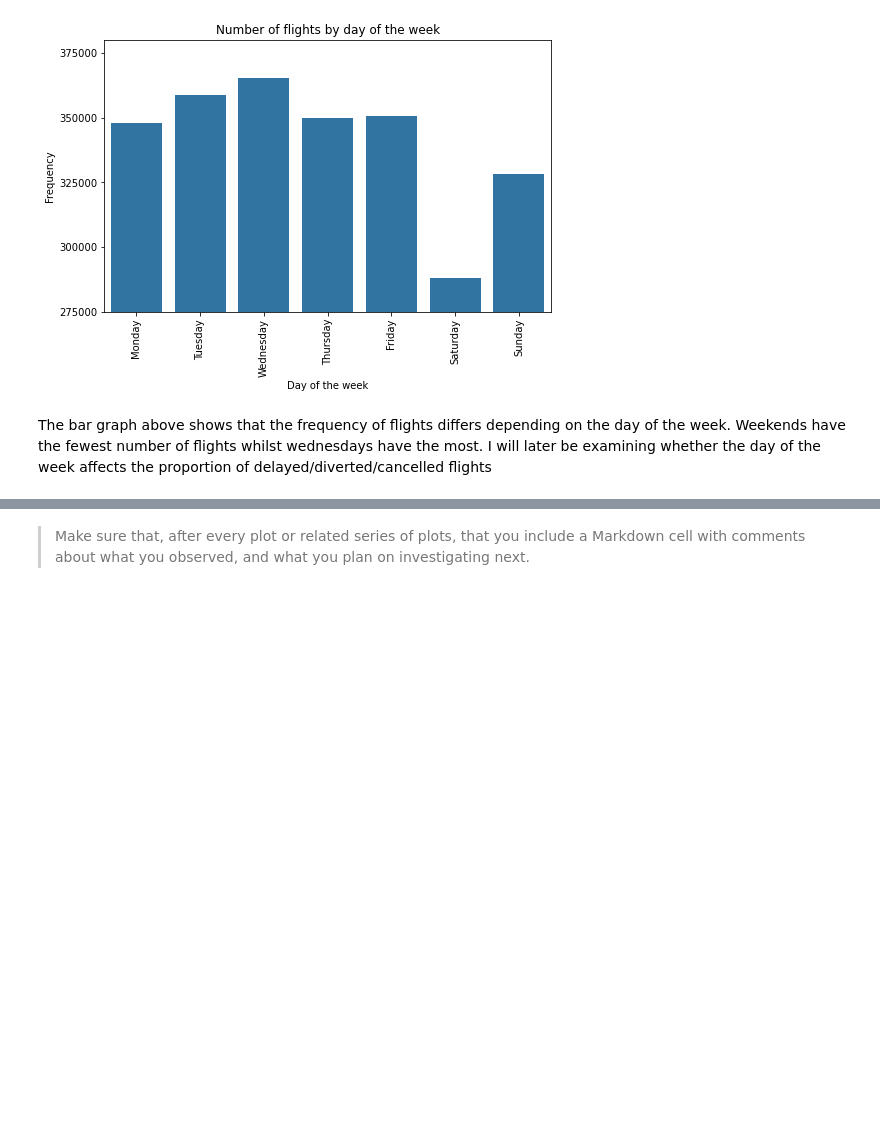
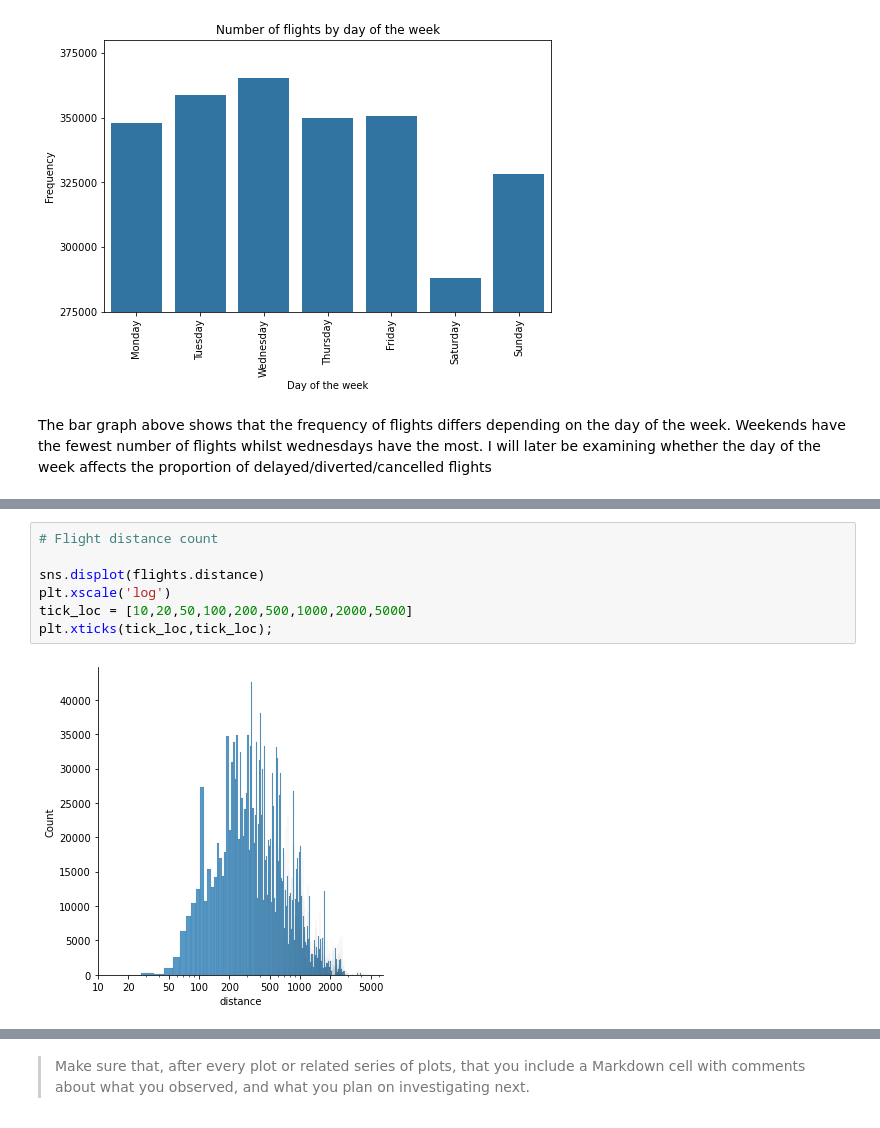
Before and after one commit to Vincentk-94/Communicate_data_findings, a Jupyter notebook: 2008 Flight Delays - Project.ipynb, the cells around one changed output, grey strips where cells are left out. Saved outputs shown, nothing was run; the diff lists cells and outputs as text; blank space fills up the shorter version.

```diff
--- a/2008 Flight Delays - Project.ipynb
+++ b/2008 Flight Delays - Project.ipynb
@@ -404,0 +476,9 @@ The bar graph above shows that the frequency of flights differs depending on the
+# %%
+# Flight distance count
+
+sns.displot(flights.distance)
+plt.xscale('log')
+tick_loc = [10,20,50,100,200,500,1000,2000,5000]
+plt.xticks(tick_loc,tick_loc);
+# %% [output]
+[figure, added]
```
Also changed, not shown: parts of 17 cells of this notebook.
